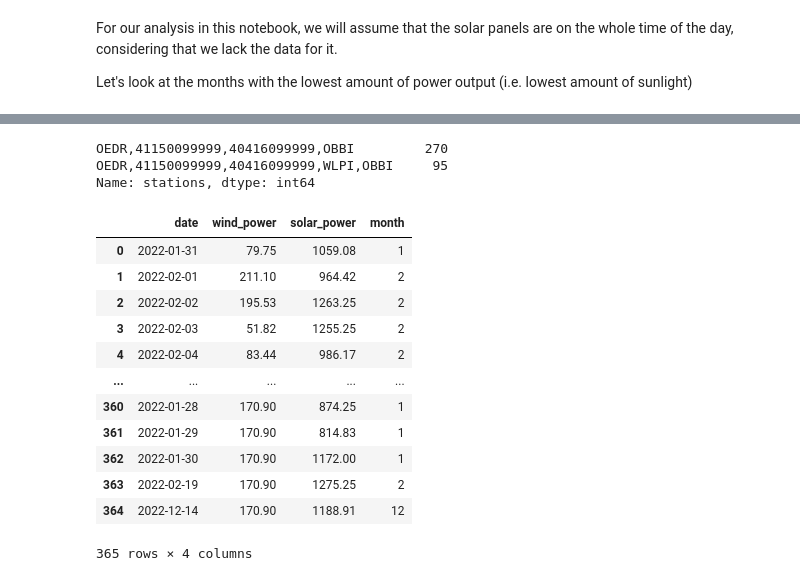
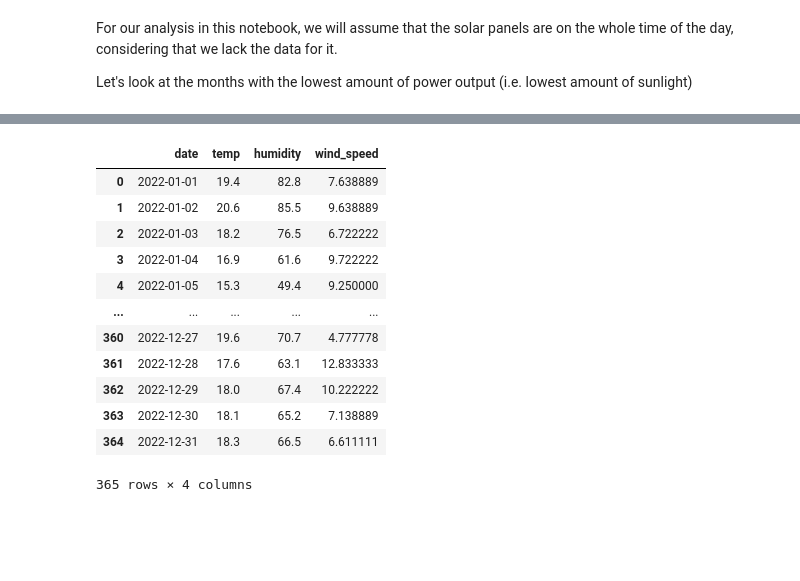
Before and after one commit to isados/bh_renewable_energy, a Jupyter notebook: analysis.ipynb, the cells around one changed output, grey strips where cells are left out. Cells and saved outputs as stored; diff of their text form; code cells hidden in the pictures; blank space fills up the shorter version.

```diff
--- a/analysis.ipynb
+++ b/analysis.ipynb
@@ -317,22 +303,20 @@ external_weather_df[important_cols]
-# %%
-external_weather_df['stations'].value_counts()
-# %% [output]
-OEDR,41150099999,40416099999,OBBI         270
-OEDR,41150099999,40416099999,WLPI,OBBI     95
-Name: stations, dtype: int64
-# %%
-target_data.mer
-# %% [output]
-|  | date | wind_power | solar_power | month |
-| 0 | 2022-01-31 | 79.75 | 1059.08 | 1 |
-| 1 | 2022-02-01 | 211.10 | 964.42 | 2 |
-| 2 | 2022-02-02 | 195.53 | 1263.25 | 2 |
-| 3 | 2022-02-03 | 51.82 | 1255.25 | 2 |
-| 4 | 2022-02-04 | 83.44 | 986.17 | 2 |
-| ... | ... | ... | ... | ... |
-| 360 | 2022-01-28 | 170.90 | 874.25 | 1 |
-| 361 | 2022-01-29 | 170.90 | 814.83 | 1 |
-| 362 | 2022-01-30 | 170.90 | 1172.00 | 1 |
-| 363 | 2022-02-19 | 170.90 | 1275.25 | 2 |
-| 364 | 2022-12-14 | 170.90 | 1188.91 | 12 |
-365 rows × 4 columns
+# %%
+# important_cols = ['date', 'temp', 'dew', 'humidity', 'precip', 'wind_speed', 'winddir', 'visibility', 'solarradiation', 'solarenergy', 'uvindex', 'sunrise', 'sunset']
+important_cols = ['date', 'temp', 'humidity', 'wind_speed']
+external_weather_df_selected = external_weather_df[important_cols].copy()
+external_weather_df_selected.loc[:, 'wind_speed'] = external_weather_df_selected.wind_speed.apply(lambda x: x*1000/(60*60)) # convert from km/h to m/s
+external_weather_df_selected
+# %% [output]
+|  | date | temp | humidity | wind_speed |
+| 0 | 2022-01-01 | 19.4 | 82.8 | 7.638889 |
+| 1 | 2022-01-02 | 20.6 | 85.5 | 9.638889 |
+| 2 | 2022-01-03 | 18.2 | 76.5 | 6.722222 |
+| 3 | 2022-01-04 | 16.9 | 61.6 | 9.722222 |
+| 4 | 2022-01-05 | 15.3 | 49.4 | 9.250000 |
+| ... | ... | ... | ... | ... |
+| 360 | 2022-12-27 | 19.6 | 70.7 | 4.777778 |
+| 361 | 2022-12-28 | 17.6 | 63.1 | 12.833333 |
+| 362 | 2022-12-29 | 18.0 | 67.4 | 10.222222 |
+| 363 | 2022-12-30 | 18.1 | 65.2 | 7.138889 |
+| 364 | 2022-12-31 | 18.3 | 66.5 | 6.611111 |
+365 rows × 4 columns
```
Also changed, not shown: parts of 25 cells of this notebook.
